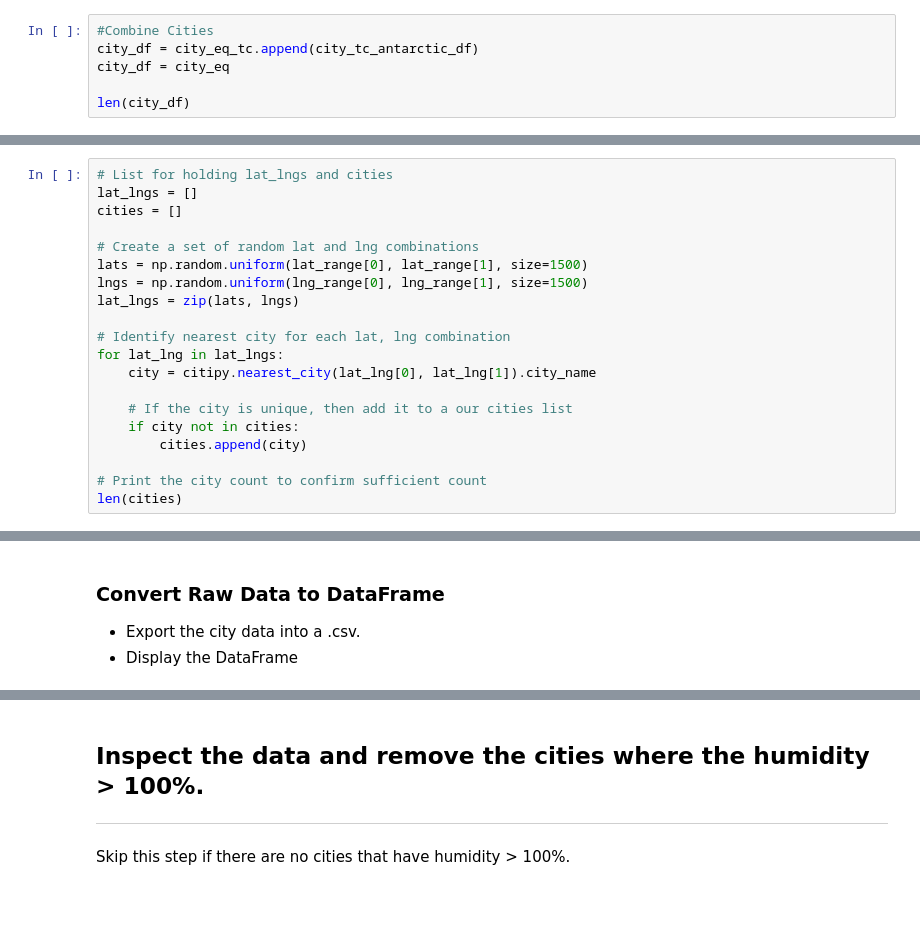
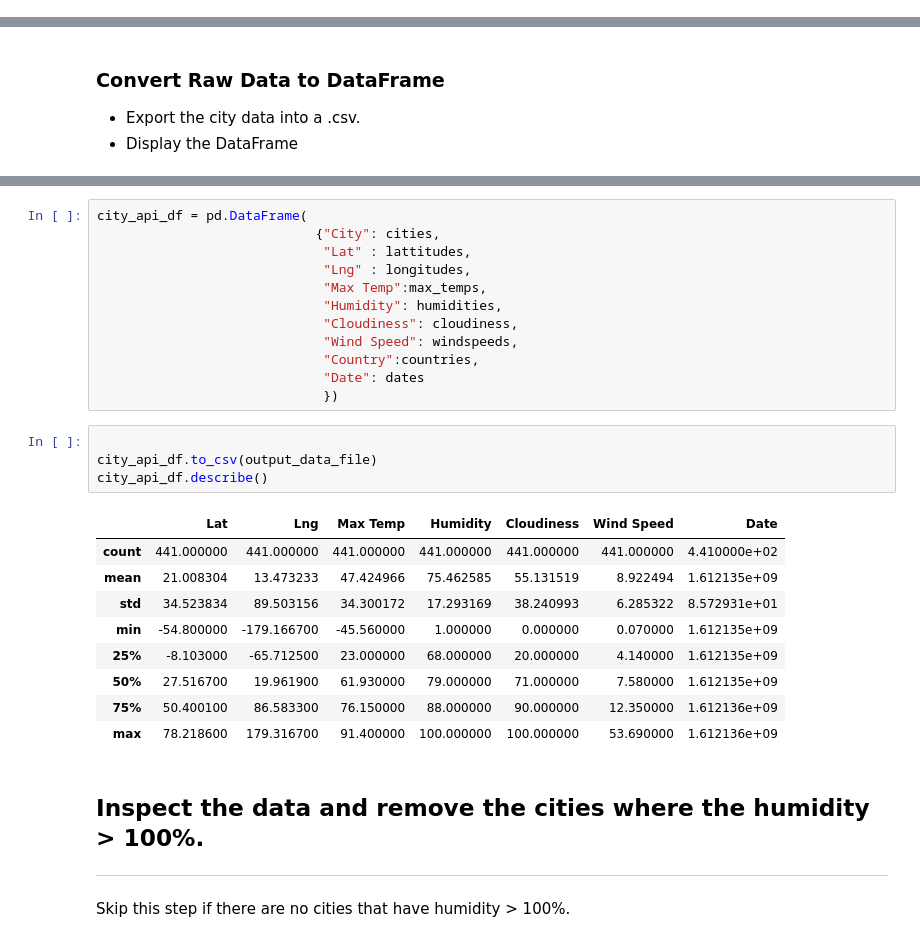
Before and after one commit to mregpala/python-api-challenge, a Jupyter notebook: WeatherPy/WeatherPy.ipynb, the cells around one changed output, grey strips where cells are left out. Saved outputs shown, nothing was run; the diff lists cells and outputs as text; blank space fills up the shorter version.

Commit message:
WeatherPy finished through clean data frame created. Pre Plot

```diff
--- a/WeatherPy/WeatherPy.ipynb
+++ b/WeatherPy/WeatherPy.ipynb
@@ -138,6 +111,0 @@ city_eq_tc_df = gen_rand_cities(equator_to_tropic_cancer)
-# %%
-#Combine Cities
-city_df = city_eq_tc.append(city_tc_antarctic_df)
-city_df = city_eq
-
-len(city_df)
@@ -151,20 +111,0 @@ city_df.head()
-# %%
-# List for holding lat_lngs and cities
-lat_lngs = []
-cities = []
-
-# Create a set of random lat and lng combinations
-lats = np.random.uniform(lat_range[0], lat_range[1], size=1500)
-lngs = np.random.uniform(lng_range[0], lng_range[1], size=1500)
-lat_lngs = zip(lats, lngs)
-
-# Identify nearest city for each lat, lng combination
-for lat_lng in lat_lngs:
-    city = citipy.nearest_city(lat_lng[0], lat_lng[1]).city_name
-
-    # If the city is unique, then add it to a our cities list
-    if city not in cities:
-        cities.append(city)
-
-# Print the city count to confirm sufficient count
-len(cities)
@@ -219,3 +172,29 @@ Data Retrieval Complete
+# %%
+city_api_df = pd.DataFrame(
+                            {"City": cities,
+                             "Lat" : lattitudes,
+                             "Lng" : longitudes,
+                             "Max Temp":max_temps,
+                             "Humidity": humidities,
+                             "Cloudiness": cloudiness,
+                             "Wind Speed": windspeeds,
+                             "Country":countries,
+                             "Date": dates
+                             })
+# %%
+
+city_api_df.to_csv(output_data_file)
+city_api_df.describe()
+# %% [output]
+|  | Lat | Lng | Max Temp | Humidity | Cloudiness | Wind Speed | Date |
+| count | 441.000000 | 441.000000 | 441.000000 | 441.000000 | 441.000000 | 441.000000 | 4.410000e+02 |
+| mean | 21.008304 | 13.473233 | 47.424966 | 75.462585 | 55.131519 | 8.922494 | 1.612135e+09 |
+| std | 34.523834 | 89.503156 | 34.300172 | 17.293169 | 38.240993 | 6.285322 | 8.572931e+01 |
+| min | -54.800000 | -179.166700 | -45.560000 | 1.000000 | 0.000000 | 0.070000 | 1.612135e+09 |
+| 25% | -8.103000 | -65.712500 | 23.000000 | 68.000000 | 20.000000 | 4.140000 | 1.612135e+09 |
+| 50% | 27.516700 | 19.961900 | 61.930000 | 79.000000 | 71.000000 | 7.580000 | 1.612135e+09 |
+| 75% | 50.400100 | 86.583300 | 76.150000 | 88.000000 | 90.000000 | 12.350000 | 1.612136e+09 |
+| max | 78.218600 | 179.316700 | 91.400000 | 100.000000 | 100.000000 | 53.690000 | 1.612136e+09 |
 # %% [markdown]
 ## Inspect the data and remove the cities where the humidity > 100%.
 ----
```
Also changed, not shown: parts of 27 cells of this notebook.
